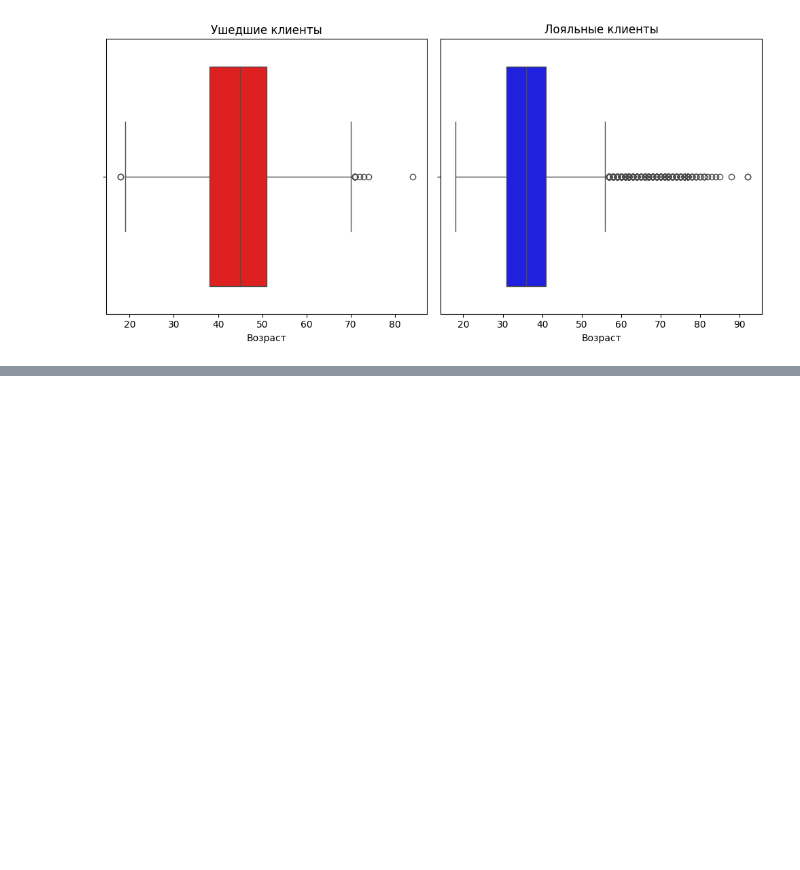
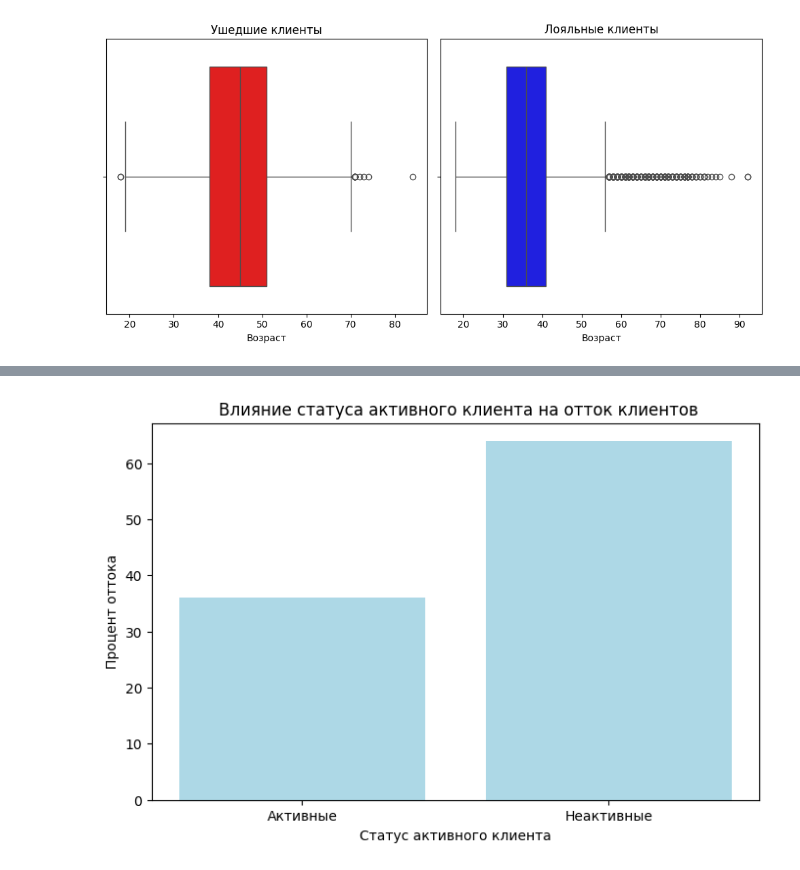
Before and after one commit to Kattybond25/IDE, a Jupyter notebook: Bank/Bank.ipynb, the cells around one changed output, grey strips where cells are left out. Drawn from its saved outputs; the diff is of its cells as text; code cells hidden in the pictures; blank space fills up the shorter version.

```diff
--- a/Bank/Bank.ipynb
+++ b/Bank/Bank.ipynb
@@ -132,0 +187,23 @@ plt.show()
+# %%
+#8. Как влияет наличие статуса активного клиента на отток клиентов?
+# Постройте диаграмму, иллюстрирующую это. Что бы вы предложили банку, чтобы уменьшить отток клиентов среди неактивных?
+import pandas as pd
+import matplotlib.pyplot as plt
+clients_base=pd.read_csv('C:/Users/HONOR/OneDrive/Рабочий стол/IDE/Bank/churn.csv', sep=',')
+churned_data=clients_base[clients_base['Exited']==1]
+active_churn=churned_data[churned_data['IsActiveMember']==1]
+inactive_churn=churned_data[churned_data['IsActiveMember']==0]
+plt.figure(figsize=(8,5))
+plt.bar(['Активные', 'Неактивные'], [len(active_churn)/len(churned_data)*100, len(inactive_churn)/len(churned_data)*100], color='lightblue')
+plt.xlabel('Статус активного клиента')
+plt.ylabel('Процент оттока')
+plt.title(' Влияние статуса активного клиента на отток клиентов')
+plt.show()
+#Выводы:
+#Клиенты со статусом неактивного клиента уходят в 2 раза чаще, чем активне.
+#Предложения для банка:
+# 1. Сделать несмколько видов рассылок (с инетрвалом) с интересным предложением к базе неактвных пользователей (или push-уведомления на приложение)
+# 2. Проанализировать изменившийся процент активных/неактивных
+# 3. Выявить наиболее эффектинвые медоты коммуникации с клиентами и наиболее инетересную информацию для них.
+# %% [output]
+[figure, added]
```
Also changed, not shown: parts of 6 cells of this notebook.
